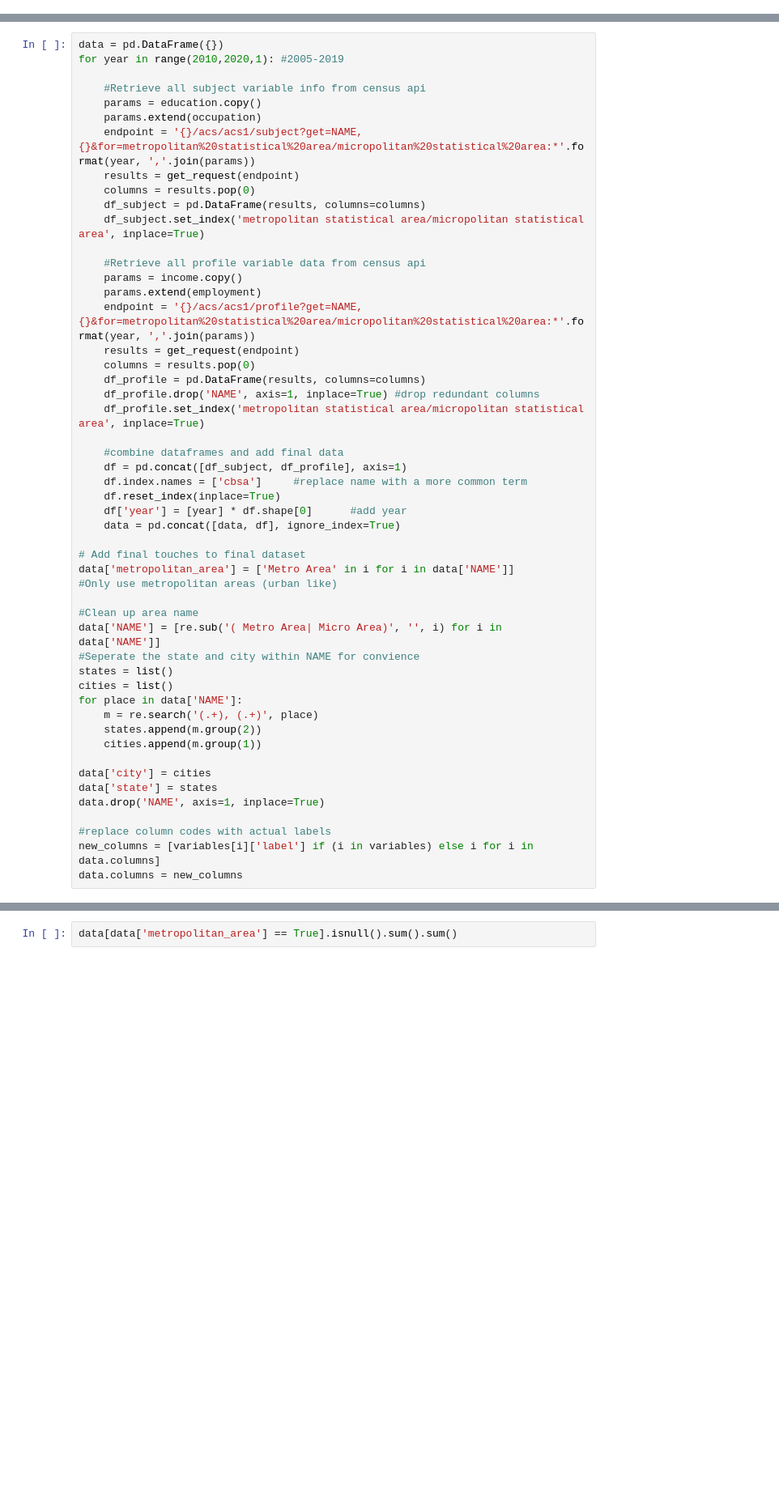
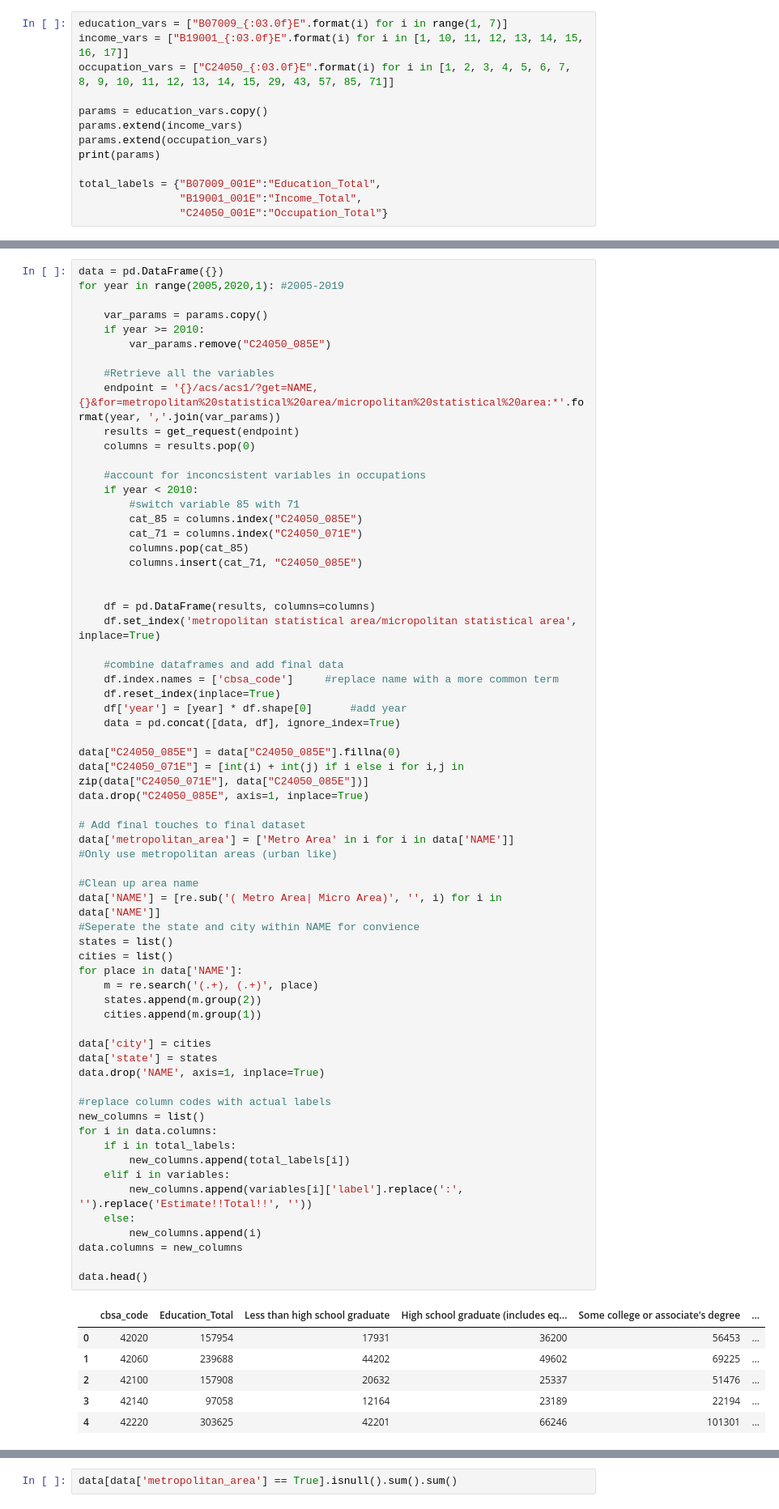
Before and after one commit to Suchith3004/socioeconomic-pollution, a Jupyter notebook: dataset/acs_data_fetch.ipynb, the cells around one changed output, grey strips where cells are left out. Shown at 81% size. Drawn from its saved outputs; the diff is of its cells as text; blank space fills up the shorter version.

Commit message:
Socioeconomic dataset created with occupation, income, and education. Starter code also included!

```diff
--- a/dataset/acs_data_fetch.ipynb
+++ b/dataset/acs_data_fetch.ipynb
@@ -134,0 +26,13 @@ percent!!income and benefits (in 2019 inflation-adjusted dollars)!!families!!$50
+# %%
+education_vars = ["B07009_{:03.0f}E".format(i) for i in range(1, 7)]
+income_vars = ["B19001_{:03.0f}E".format(i) for i in [1, 10, 11, 12, 13, 14, 15, 16, 17]]
+occupation_vars = ["C24050_{:03.0f}E".format(i) for i in [1, 2, 3, 4, 5, 6, 7, 8, 9, 10, 11, 12, 13, 14, 15, 29, 43, 57, 85, 71]]
+
+params = education_vars.copy()
+params.extend(income_vars)
+params.extend(occupation_vars)
+print(params)
+
+total_labels = {"B07009_001E":"Education_Total",
+                "B19001_001E":"Income_Total",
+                "C24050_001E":"Occupation_Total"}
@@ -135,52 +41,73 @@ percent!!income and benefits (in 2019 inflation-adjusted dollars)!!families!!$50
 # %%
 data = pd.DataFrame({})
-for year in range(2010,2020,1): #2005-2019
+for year in range(2005,2020,1): #2005-2019
 
-    #Retrieve all subject variable info from census api
-    params = education.copy()
-    params.extend(occupation)
-    endpoint = '{}/acs/acs1/subject?get=NAME,{}&for=metropolitan%20statistical%20area/micropolitan%20statistical%20area:*'.format(year, ','.join(params))
+    var_params = params.copy()
+    if year >= 2010:
+        var_params.remove("C24050_085E")
+
+    #Retrieve all the variables
+    endpoint = '{}/acs/acs1/?get=NAME,{}&for=metropolitan%20statistical%20area/micropolitan%20statistical%20area:*'.format(year, ','.join(var_params))
     results = get_request(endpoint)
     columns = results.pop(0)
-    df_subject = pd.DataFrame(results, columns=columns)
-    df_subject.set_index('metropolitan statistical area/micropolitan statistical area', inplace=True)
 
-    #Retrieve all profile variable data from census api
-    params = income.copy()
-    params.extend(employment)
-    endpoint = '{}/acs/acs1/profile?get=NAME,{}&for=metropolitan%20statistical%20area/micropolitan%20statistical%20area:*'.format(year, ','.join(params))
-    results = get_request(endpoint)
-    columns = results.pop(0)
-    df_profile = pd.DataFrame(results, columns=columns)
-    df_profile.drop('NAME', axis=1, inplace=True) #drop redundant columns
-    df_profile.set_index('metropolitan statistical area/micropolitan statistical area', inplace=True)
+    #account for inconcsistent variables in occupations
+    if year < 2010:
+        #switch variable 85 with 71
+        cat_85 = columns.index("C24050_085E")
+        cat_71 = columns.index("C24050_071E")
+        columns.pop(cat_85)
+        columns.insert(cat_71, "C24050_085E")
+
+
+    df = pd.DataFrame(results, columns=columns)
+    df.set_index('metropolitan statistical area/micropolitan statistical area', inplace=True)
 
     #combine dataframes and add final data
-    df = pd.concat([df_subject, df_profile], axis=1)
-    df.index.names = ['cbsa']     #replace name with a more common term
+    df.index.names = ['cbsa_code']     #replace name with a more common term
     df.reset_index(inplace=True)
     df['year'] = [year] * df.shape[0]      #add year
     data = pd.concat([data, df], ignore_index=True)
+
+data["C24050_085E"] = data["C24050_085E"].fillna(0)
+data["C24050_071E"] = [int(i) + int(j) if i else i for i,j in zip(data["C24050_071E"], data["C24050_085E"])]
+data.drop("C24050_085E", axis=1, inplace=True)
 
 # Add final touches to final dataset
 data['metropolitan_area'] = ['Metro Area' in i for i in data['NAME']]                   #Only use metropolitan areas (urban like)
 
 #Clean up area name
 data['NAME'] = [re.sub('( Metro Area| Micro Area)', '', i) for i in data['NAME']]
 #Seperate the state and city within NAME for convience
 states = list()
 cities = list()
 for place in data['NAME']:
     m = re.search('(.+), (.+)', place)
     states.append(m.group(2))
     cities.append(m.group(1))
 
 data['city'] = cities
 data['state'] = states
 data.drop('NAME', axis=1, inplace=True)
 
 #replace column codes with actual labels
-new_columns = [variables[i]['label'] if (i in variables) else i for i in data.columns]
+new_columns = list()
+for i in data.columns:
+    if i in total_labels:
+        new_columns.append(total_labels[i])
+    elif i in variables:
+        new_columns.append(variables[i]['label'].replace(':', '').replace('Estimate!!Total!!', ''))
+    else:
+        new_columns.append(i)
 data.columns = new_columns
+
+data.head()
+# %% [output]
+|  | cbsa_code | Education_Total | Less than high school graduate | High school graduate (includes eq... | Some college or associate's degree | ... |
+| 0 | 42020 | 157954 | 17931 | 36200 | 56453 | ... |
+| 1 | 42060 | 239688 | 44202 | 49602 | 69225 | ... |
+| 2 | 42100 | 157908 | 20632 | 25337 | 51476 | ... |
+| 3 | 42140 | 97058 | 12164 | 23189 | 22194 | ... |
+| 4 | 42220 | 303625 | 42201 | 66246 | 101301 | ... |
 # %%
 #Store all the metropolitcan areas (urban like) as data
```
Also changed, not shown: parts of 11 cells of this notebook, 6 other files.
